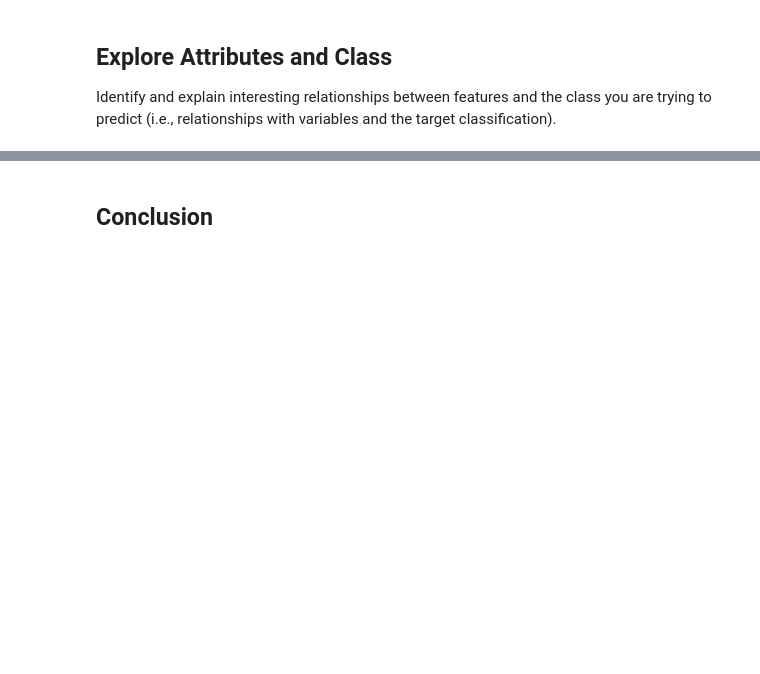
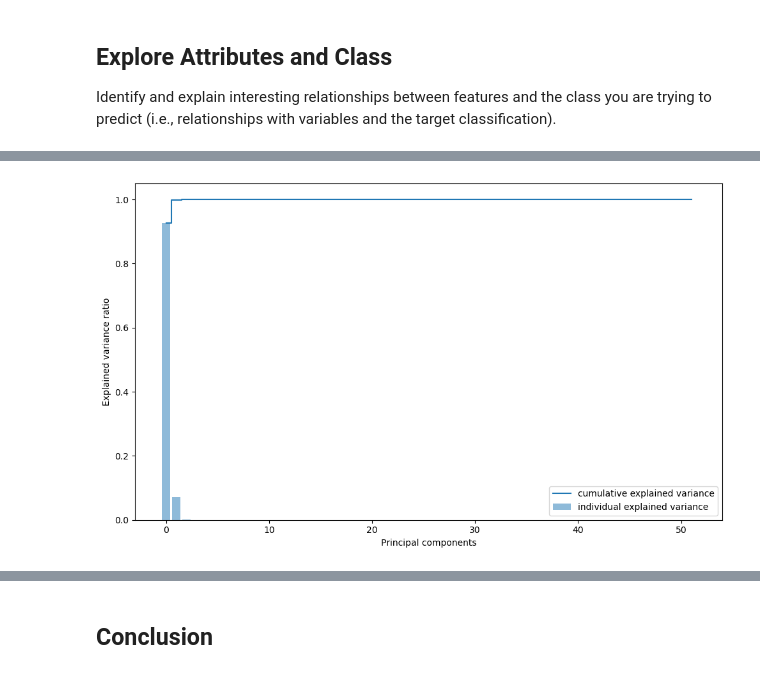
Before and after one commit to NickSager/DS7331_Projects, a Jupyter notebook: Lab01/Lab01.ipynb, the cells around one changed output, grey strips where cells are left out. Cells and saved outputs as stored; diff of their text form; code cells hidden in the pictures; blank space fills up the shorter version.

```diff
--- a/Lab01/Lab01.ipynb
+++ b/Lab01/Lab01.ipynb
@@ -387,0 +392,5 @@ PCA Here
+# %%
+# Convert all features to numeric using dummy variables
+df_numeric = pd.get_dummies(df, columns=['job', 'marital', 'education', 'default', 'housing', 'loan', 'contact', 'month', 'day_of_week', 'poutcome', 'age_range'], drop_first=True)
+
+df_numeric.info()
@@ -387,0 +417,18 @@ PCA Here
+# %%
+from sklearn.decomposition import PCA
+from sklearn.discriminant_analysis import LinearDiscriminantAnalysis as LDA
+
+# Separate target and features
+X = df_numeric.drop(columns=['y', 'y_num']).values  # Dropping the target column and converting to numpy array
+y = df_numeric['y_num'].values
+
+pca = PCA(n_components=2)
+X_pca = pca.fit(X).transform(X) # fit data and then transform it
+
+lda = LDA(n_components=1)
+X_lda = lda.fit(X, y).transform(X) # fit data and then transform it
+
+# print the components
+
+print ('pca:', pca.components_)
+print ('lda:', lda.scalings_.T)
@@ -387,0 +453,19 @@ PCA Here
+# %%
+import matplotlib.pyplot as plt
+
+pca = PCA()
+pca.fit(X)
+
+explained_var = pca.explained_variance_ratio_
+cum_explained_var = np.cumsum(explained_var)
+
+plt.figure(figsize=(10, 6))
+plt.bar(range(len(explained_var)), explained_var, alpha=0.5, align='center', label='individual explained variance')
+plt.step(range(len(cum_explained_var)), cum_explained_var, where='mid',label='cumulative explained variance')
+plt.ylabel('Explained variance ratio')
+plt.xlabel('Principal components')
+plt.legend(loc='best')
+plt.tight_layout()
+plt.show()
+# %% [output]
+[figure, added]
```
Also changed, not shown: parts of 15 cells of this notebook.
